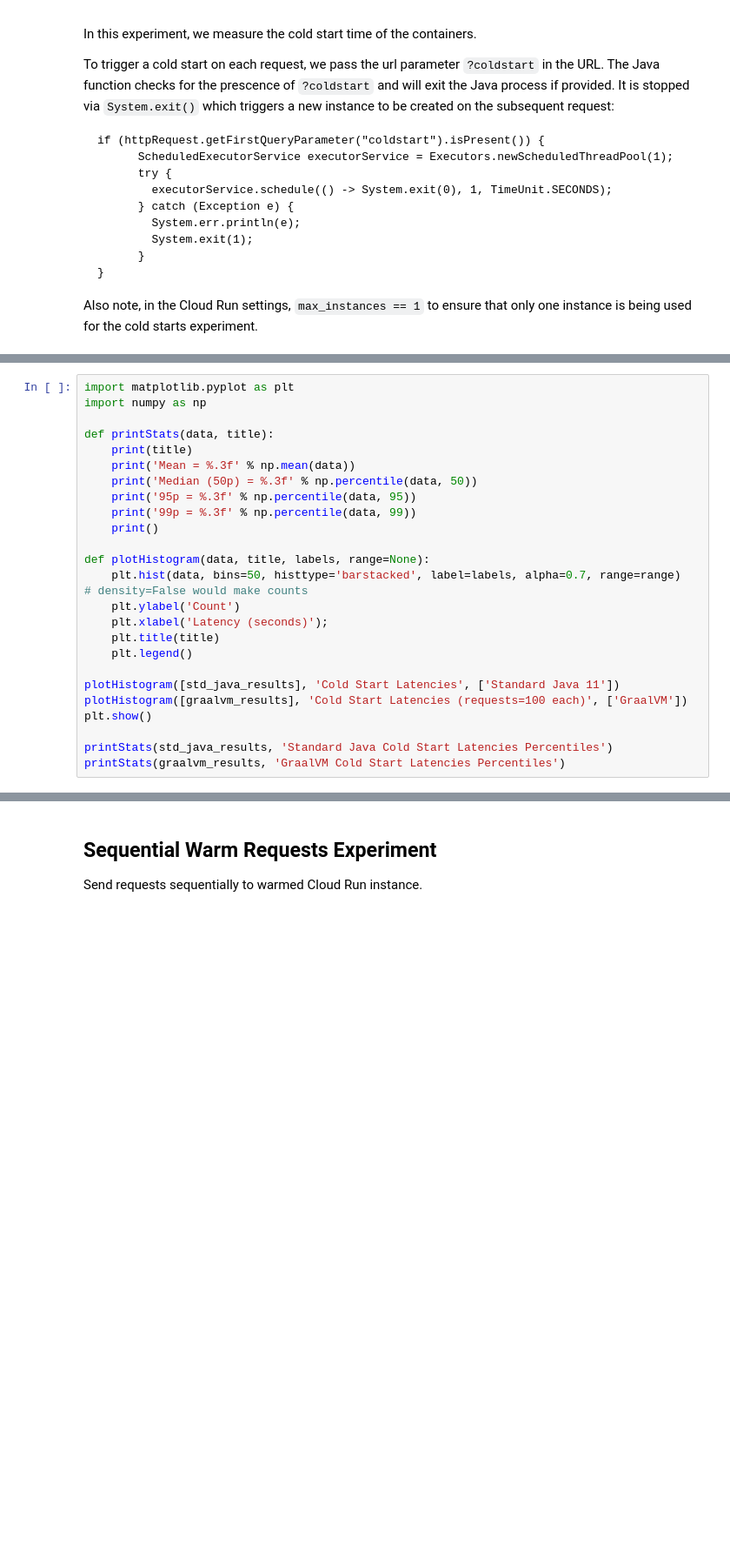
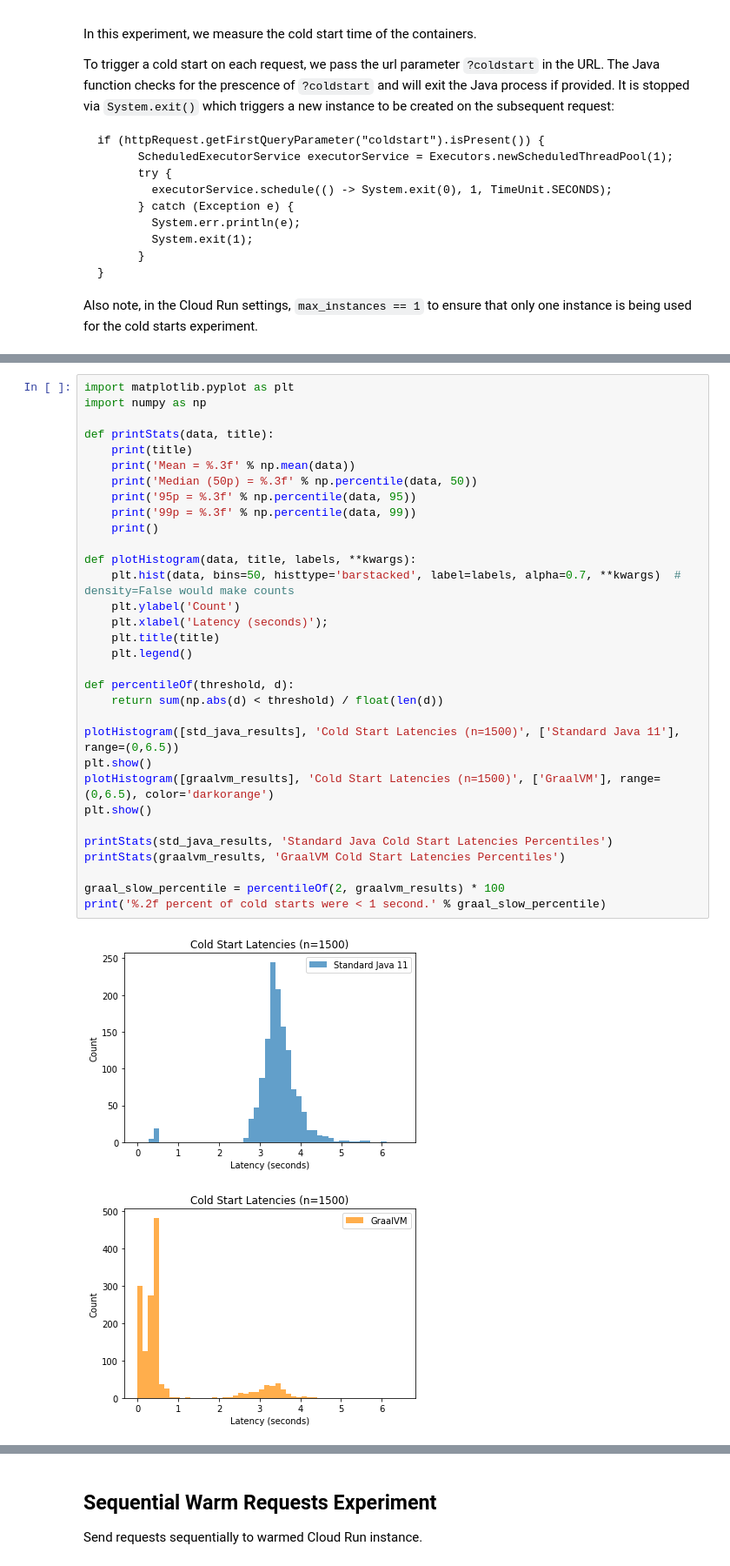
Before and after one commit to dzou/graalvm-benchmarks, a Jupyter notebook: GraalVM Benchmarks for Cloud Run.ipynb, the cells around one changed output, grey strips where cells are left out. Shown at 87% size. Saved outputs shown, nothing was run; the diff lists cells and outputs as text; blank space fills up the shorter version.

Commit message:
sequential warm requests

```diff
--- a/GraalVM Benchmarks for Cloud Run.ipynb
+++ b/GraalVM Benchmarks for Cloud Run.ipynb
@@ -130,25 +112,35 @@ https://my-func-java11-2yebdnw3bq-uc.a.run.app?coldstart | code: 503
 # %%
 import matplotlib.pyplot as plt
 import numpy as np
 
 def printStats(data, title):
     print(title)
     print('Mean = %.3f' % np.mean(data))
     print('Median (50p) = %.3f' % np.percentile(data, 50))
     print('95p = %.3f' % np.percentile(data, 95))
     print('99p = %.3f' % np.percentile(data, 99))
     print()
 
-def plotHistogram(data, title, labels, range=None):
-    plt.hist(data, bins=50, histtype='barstacked', label=labels, alpha=0.7, range=range)  # density=False would make counts
+def plotHistogram(data, title, labels, **kwargs):
+    plt.hist(data, bins=50, histtype='barstacked', label=labels, alpha=0.7, **kwargs)  # density=False would make counts
     plt.ylabel('Count')
     plt.xlabel('Latency (seconds)');
     plt.title(title)
     plt.legend()
 
-plotHistogram([std_java_results], 'Cold Start Latencies', ['Standard Java 11'])
-plotHistogram([graalvm_results], 'Cold Start Latencies (requests=100 each)', ['GraalVM'])
+def percentileOf(threshold, d):
+    return sum(np.abs(d) < threshold) / float(len(d))
+
+plotHistogram([std_java_results], 'Cold Start Latencies (n=1500)', ['Standard Java 11'], range=(0,6.5))
+plt.show()
+plotHistogram([graalvm_results], 'Cold Start Latencies (n=1500)', ['GraalVM'], range=(0,6.5), color='darkorange')
 plt.show()
 
 printStats(std_java_results, 'Standard Java Cold Start Latencies Percentiles')
 printStats(graalvm_results, 'GraalVM Cold Start Latencies Percentiles')
+
+graal_slow_percentile = percentileOf(2, graalvm_results) * 100
+print('%.2f percent of cold starts were < 1 second.' % graal_slow_percentile)
+# %% [output]
+[figure, added]
+[figure, added]
```
Also changed, not shown: parts of 4 cells of this notebook, 2 other files.
